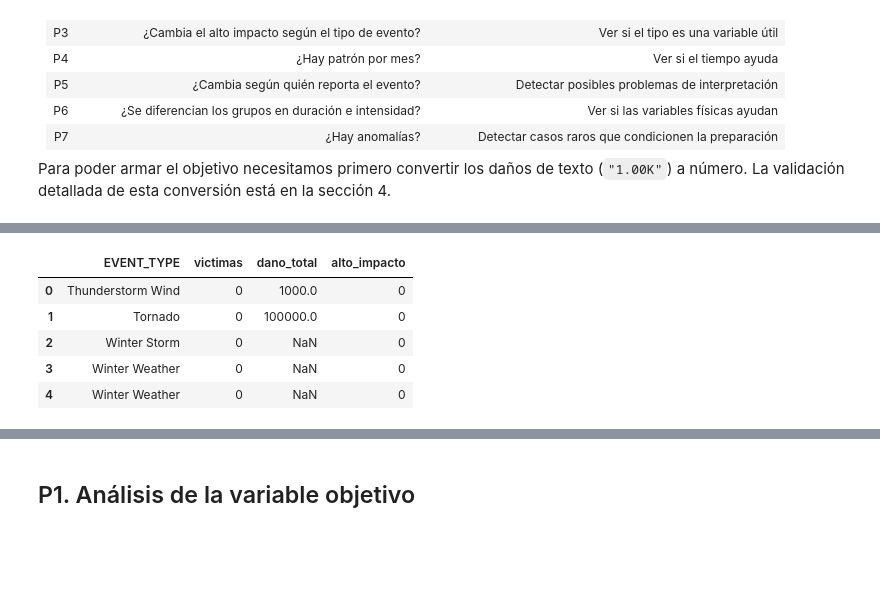
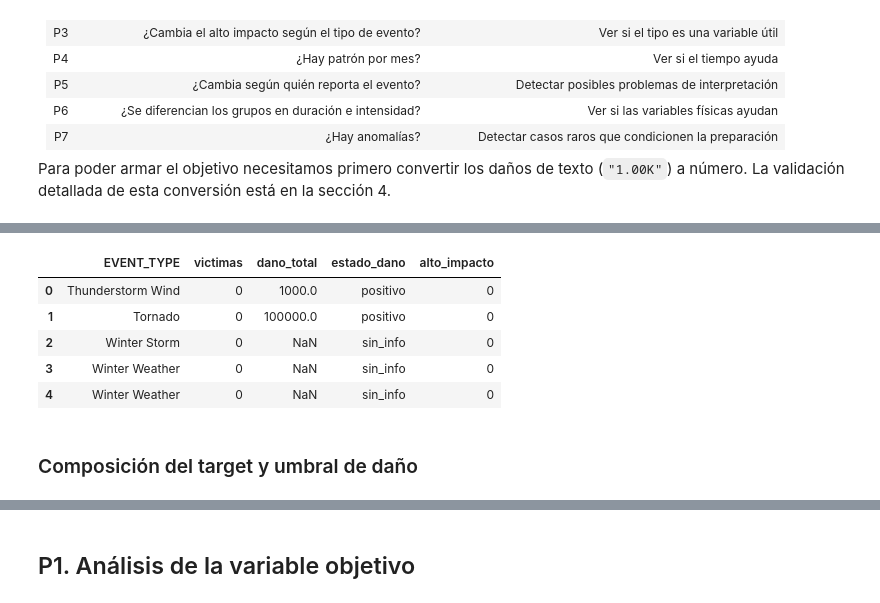
Before and after one commit to kaneeqi/storm-impact-prediction, a Jupyter notebook: notebooks/TP1.ipynb, the cells around one changed output, grey strips where cells are left out. Saved outputs shown, nothing was run; the diff lists cells and outputs as text; code cells hidden in the pictures; blank space fills up the shorter version.

```diff
--- a/notebooks/TP1.ipynb
+++ b/notebooks/TP1.ipynb
@@ -207,29 +253,36 @@ La validación detallada de esta conversión está en la sección 4.
 # %%
 MULT = {"K": 1e3, "M": 1e6, "B": 1e9}
 
 def convertir_dano(x):
-    """'1.50K' -> 1500.0 ; '0' -> 0.0 ; vacío -> NaN"""
+    """'1.50K' -> 1500.0 ; '0' -> 0.0 ; vacío -> NaN (sin información, no es cero)"""
     if pd.isna(x):
         return np.nan
     s = str(x).strip().upper()
     if s == "0":
         return 0.0
     return float(s[:-1]) * MULT[s[-1]]
 
 df["dano_propiedad"] = df["DAMAGE_PROPERTY"].apply(convertir_dano)
 df["dano_cultivos"]  = df["DAMAGE_CROPS"].apply(convertir_dano)
-df["dano_total"]     = df[["dano_propiedad", "dano_cultivos"]].sum(axis=1, min_count=1)
+df["dano_total"]     = df[["dano_propiedad", "dano_cultivos"]].sum(axis=1, min_count=1)  # vacío solo si faltan ambos
+
+# Estado del daño: diferenciamos "sin información" de "cero informado"
+df["estado_dano"] = np.select([df["dano_total"].isna(), df["dano_total"] == 0],
+                              ["sin_info", "cero"], default="positivo")
 
 df["victimas"] = (df["DEATHS_DIRECT"] + df["DEATHS_INDIRECT"]
                   + df["INJURIES_DIRECT"] + df["INJURIES_INDIRECT"])
 
-df["alto_impacto"] = ((df["victimas"] > 0) | (df["dano_total"].fillna(0) >= 1_000_000)).astype(int)
+# Alto impacto documentado: un daño vacío nunca cuenta como >= 1 millón (no suponemos que vale 0 ni otro valor)
+df["alto_impacto"] = ((df["victimas"] > 0) | (df["dano_total"] >= 1_000_000)).astype(int)
 
-df[["EVENT_TYPE", "victimas", "dano_total", "alto_impacto"]].head()
+df[["EVENT_TYPE", "victimas", "dano_total", "estado_dano", "alto_impacto"]].head()
 # %% [output]
-|  | EVENT_TYPE | victimas | dano_total | alto_impacto |
-| 0 | Thunderstorm Wind | 0 | 1000.0 | 0 |
-| 1 | Tornado | 0 | 100000.0 | 0 |
-| 2 | Winter Storm | 0 | NaN | 0 |
-| 3 | Winter Weather | 0 | NaN | 0 |
-| 4 | Winter Weather | 0 | NaN | 0 |
+|  | EVENT_TYPE | victimas | dano_total | estado_dano | alto_impacto |
+| 0 | Thunderstorm Wind | 0 | 1000.0 | positivo | 0 |
+| 1 | Tornado | 0 | 100000.0 | positivo | 0 |
+| 2 | Winter Storm | 0 | NaN | sin_info | 0 |
+| 3 | Winter Weather | 0 | NaN | sin_info | 0 |
+| 4 | Winter Weather | 0 | NaN | sin_info | 0 |
+# %% [markdown]
+### Composición del target y umbral de daño
```
Also changed, not shown: parts of 40 cells of this notebook.
